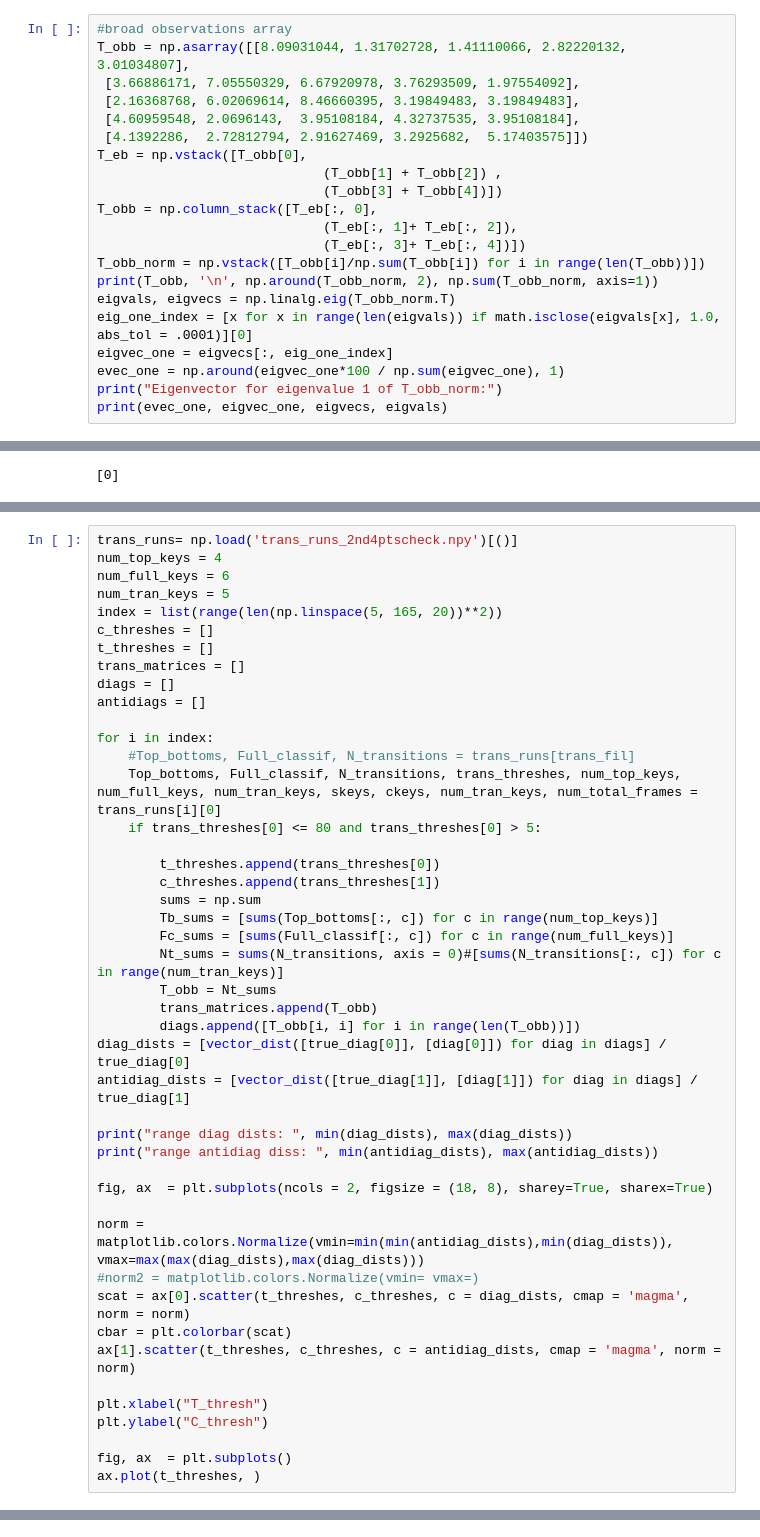
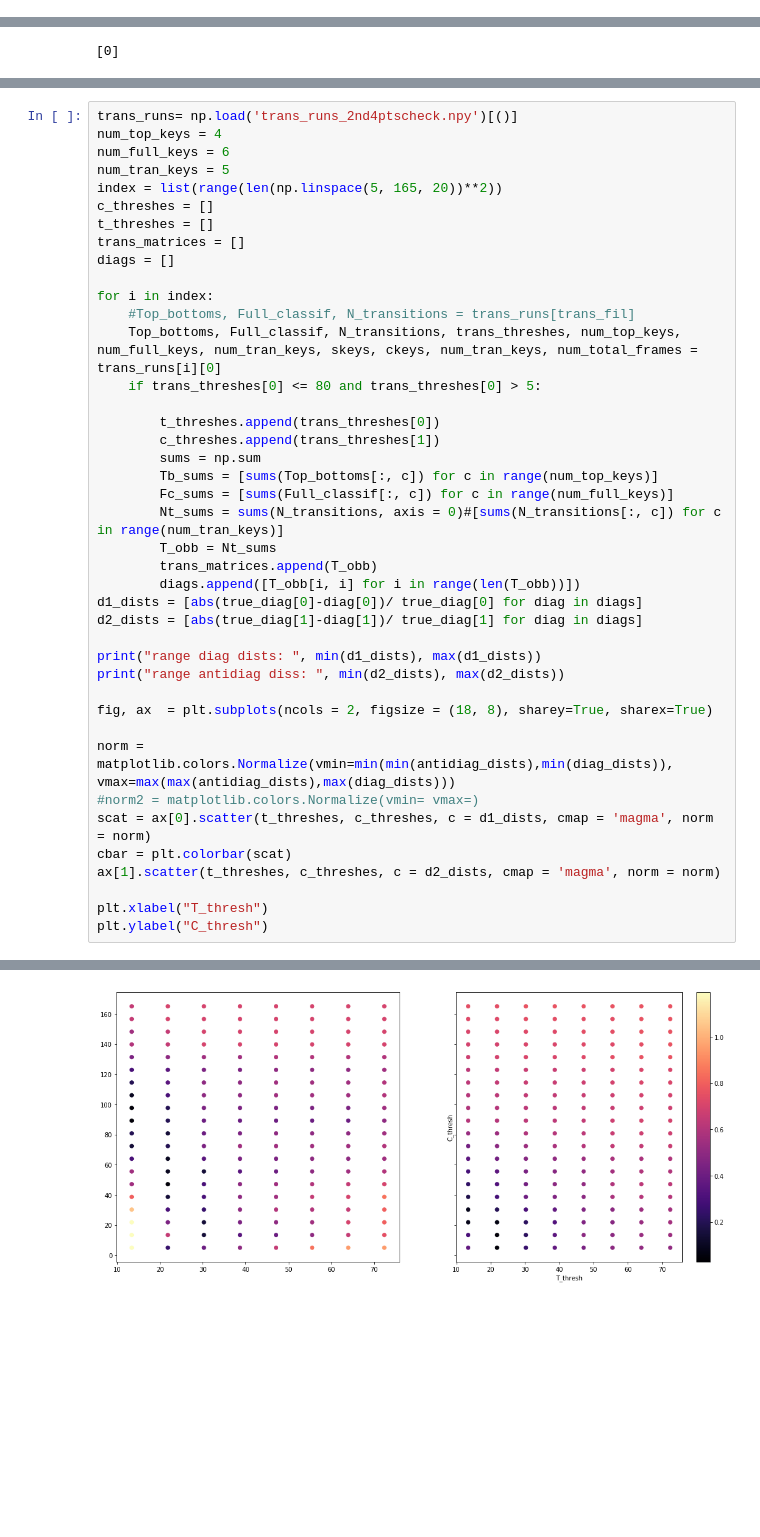
Before and after one commit to TchakamauRa/Soft-Matter, a Jupyter notebook: Matrix multiplication-2nd4pts_error.ipynb, the cells around one changed output, grey strips where cells are left out. Cells and saved outputs as stored; diff of their text form; blank space fills up the shorter version.

```diff
--- a/Matrix multiplication-2nd4pts_error.ipynb
+++ b/Matrix multiplication-2nd4pts_error.ipynb
@@ -105,21 +0,0 @@ print(np.around(impossible,2))
-# %%
-#broad observations array
-T_obb = np.asarray([[8.09031044, 1.31702728, 1.41110066, 2.82220132, 3.01034807],
- [3.66886171, 7.05550329, 6.67920978, 3.76293509, 1.97554092],
- [2.16368768, 6.02069614, 8.46660395, 3.19849483, 3.19849483],
- [4.60959548, 2.0696143,  3.95108184, 4.32737535, 3.95108184],
- [4.1392286,  2.72812794, 2.91627469, 3.2925682,  5.17403575]])
-T_eb = np.vstack([T_obb[0],
-                             (T_obb[1] + T_obb[2]) ,
-                             (T_obb[3] + T_obb[4])])
-T_obb = np.column_stack([T_eb[:, 0],
-                             (T_eb[:, 1]+ T_eb[:, 2]),
-                             (T_eb[:, 3]+ T_eb[:, 4])])
-T_obb_norm = np.vstack([T_obb[i]/np.sum(T_obb[i]) for i in range(len(T_obb))])
-print(T_obb, '\n', np.around(T_obb_norm, 2), np.sum(T_obb_norm, axis=1))
-eigvals, eigvecs = np.linalg.eig(T_obb_norm.T)
-eig_one_index = [x for x in range(len(eigvals)) if math.isclose(eigvals[x], 1.0, abs_tol = .0001)][0]
-eigvec_one = eigvecs[:, eig_one_index]
-evec_one = np.around(eigvec_one*100 / np.sum(eigvec_one), 1)
-print("Eigenvector for eigenvalue 1 of T_obb_norm:")
-print(evec_one, eigvec_one, eigvecs, eigvals)
@@ -216,7 +89,6 @@ c_threshes = []
 t_threshes = []
 trans_matrices = []
 diags = []
-antidiags = []
 
 for i in index:
     #Top_bottoms, Full_classif, N_transitions = trans_runs[trans_fil]
@@ -232,23 +104,20 @@ for i in index:
         T_obb = Nt_sums
         trans_matrices.append(T_obb)
         diags.append([T_obb[i, i] for i in range(len(T_obb))])
-diag_dists = [vector_dist([true_diag[0]], [diag[0]]) for diag in diags] / true_diag[0]
-antidiag_dists = [vector_dist([true_diag[1]], [diag[1]]) for diag in diags] / true_diag[1]
+d1_dists = [abs(true_diag[0]-diag[0])/ true_diag[0] for diag in diags]
+d2_dists = [abs(true_diag[1]-diag[1])/ true_diag[1] for diag in diags]
 
-print("range diag dists: ", min(diag_dists), max(diag_dists))
-print("range antidiag diss: ", min(antidiag_dists), max(antidiag_dists))
+print("range diag dists: ", min(d1_dists), max(d1_dists))
+print("range antidiag diss: ", min(d2_dists), max(d2_dists))
 
 fig, ax  = plt.subplots(ncols = 2, figsize = (18, 8), sharey=True, sharex=True)
 
-norm = matplotlib.colors.Normalize(vmin=min(min(antidiag_dists),min(diag_dists)), vmax=max(max(diag_dists),max(diag_dists)))
+norm = matplotlib.colors.Normalize(vmin=min(min(antidiag_dists),min(diag_dists)), vmax=max(max(antidiag_dists),max(diag_dists)))
 #norm2 = matplotlib.colors.Normalize(vmin= vmax=)
-scat = ax[0].scatter(t_threshes, c_threshes, c = diag_dists, cmap = 'magma', norm = norm)
+scat = ax[0].scatter(t_threshes, c_threshes, c = d1_dists, cmap = 'magma', norm = norm)
 cbar = plt.colorbar(scat)
-ax[1].scatter(t_threshes, c_threshes, c = antidiag_dists, cmap = 'magma', norm = norm)
+ax[1].scatter(t_threshes, c_threshes, c = d2_dists, cmap = 'magma', norm = norm)
 
 plt.xlabel("T_thresh")
 plt.ylabel("C_thresh")
-
-fig, ax  = plt.subplots()
-ax.plot(t_threshes, )
 # %% [output]
@@ -255,0 +127 @@ TypeError: unsupported operand type(s) for /: 'list' and 'int'
+[figure, added]
```
Also changed, not shown: parts of 17 cells of this notebook, 6 other files.
